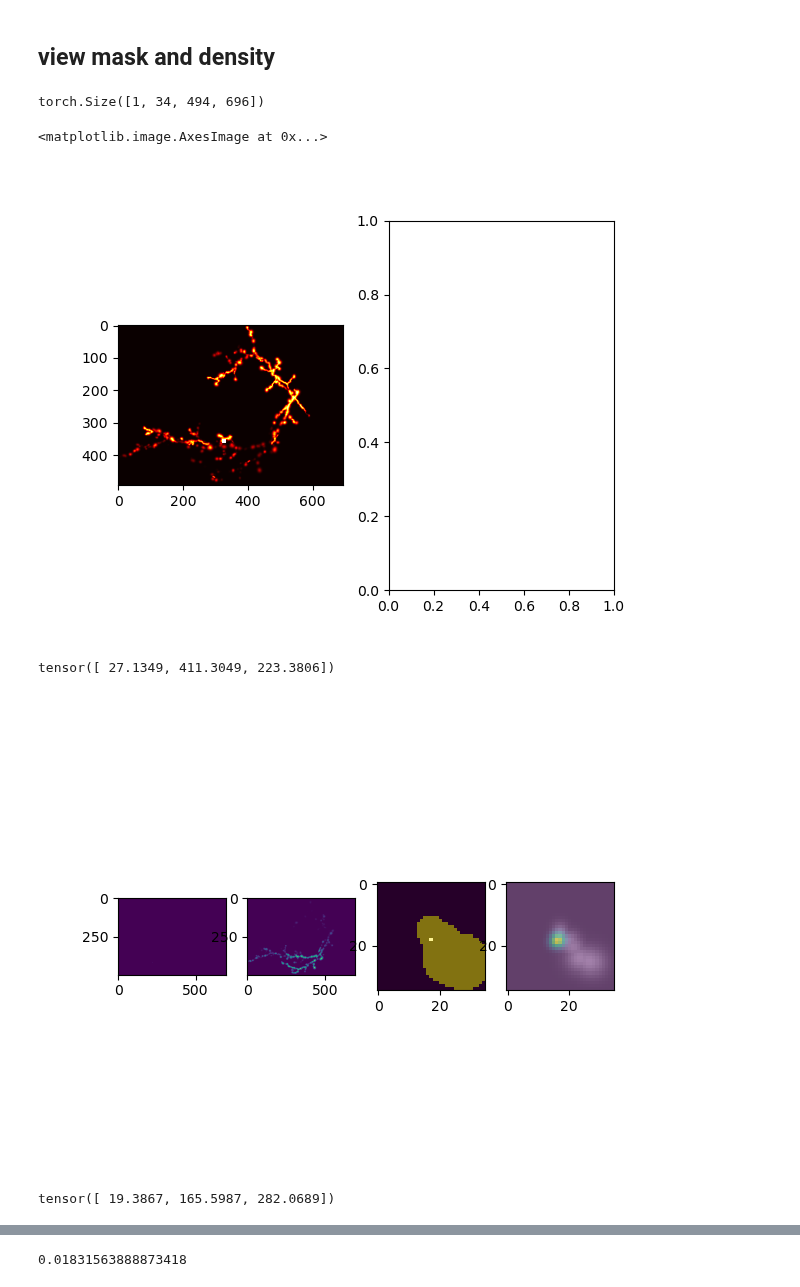
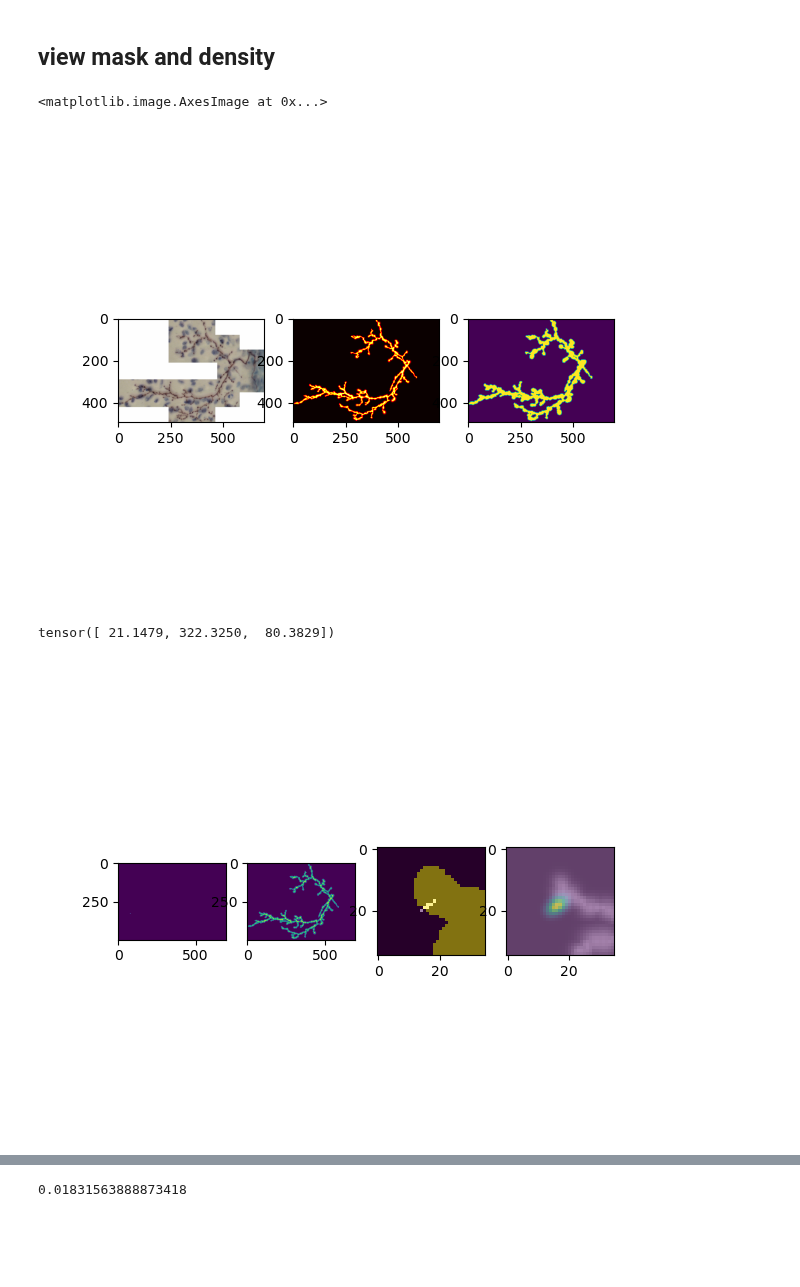
Before and after one commit to twardlab/neurotrack, a Jupyter notebook: neuron_trx/notebooks/neuron_trx_tests.ipynb, the cells around one changed output, grey strips where cells are left out. Drawn from its saved outputs; the diff is of its cells as text; code cells hidden in the pictures; blank space fills up the shorter version.

```diff
--- a/neuron_trx/notebooks/neuron_trx_tests.ipynb
+++ b/neuron_trx/notebooks/neuron_trx_tests.ipynb
@@ -100,7 +100,7 @@ env = Environment(img,
                     density,
                     actions,
                     n_seeds=n_seeds,
-                    step_size=1.0,
+                    step_size=step_size,
                     step_width=step_width,
                     max_len=10000,
                     alpha=alpha,
@@ -149,20 +149,15 @@ dqn_model.train(env,
 KeyboardInterrupt:
 # %% [markdown]
 ## view mask and density
-# %%
-density.shape
-# %% [output]
-torch.Size([1, 34, 494, 696])
 # %%
-fig, ax = plt.subplots(1,2)
-z=19
-# x[0].imshow(env.true_density.data[0].amax(dim=0), alpha=1.0, cmap='hot')
-ax[0].imshow(density[0, z], alpha=1.0, cmap='hot')
-# ax[0].imshow(env.img.data[:3].permute(1,2,3,0)[z], alpha=0.5)
-# ax[1].imshow(env.mask.data[0].amax(dim=0))
+# z=19
+fig, ax = plt.subplots(1,3)
+ax[0].imshow(env.img.data[:3].permute(1,2,3,0).amin(dim=0), alpha=1.0)
+ax[1].imshow(env.true_density.data[0].amax(dim=0), alpha=1.0, cmap='hot')
+ax[2].imshow(env.mask.data[0].amax(dim=0))
 # %% [output]
 <matplotlib.image.AxesImage at 0x...>
-[figure, old version]
+[figure, new version]
 # %%
 DEVICE = 'cuda:0'
 # %%
@@ -173,11 +168,7 @@ plt.close('all')
 env.reset()
 print(env.paths[env.head_id][-1])
 z = int(np.round(env.paths[env.head_id][-1,0]))
-show_state(env, z=z)
+show_state(env)#, z=z)
 # %% [output]
-tensor([ 27.1349, 411.3049, 223.3806])
+tensor([ 21.1479, 322.3250,  80.3829])
-[figure, old version]
+[figure, new version]
-# %%
-env.paths[env.head_id][-1]
-# %% [output]
-tensor([ 19.3867, 165.5987, 282.0689])
```
Also changed, not shown: parts of 3 cells of this notebook, 2 other files.
